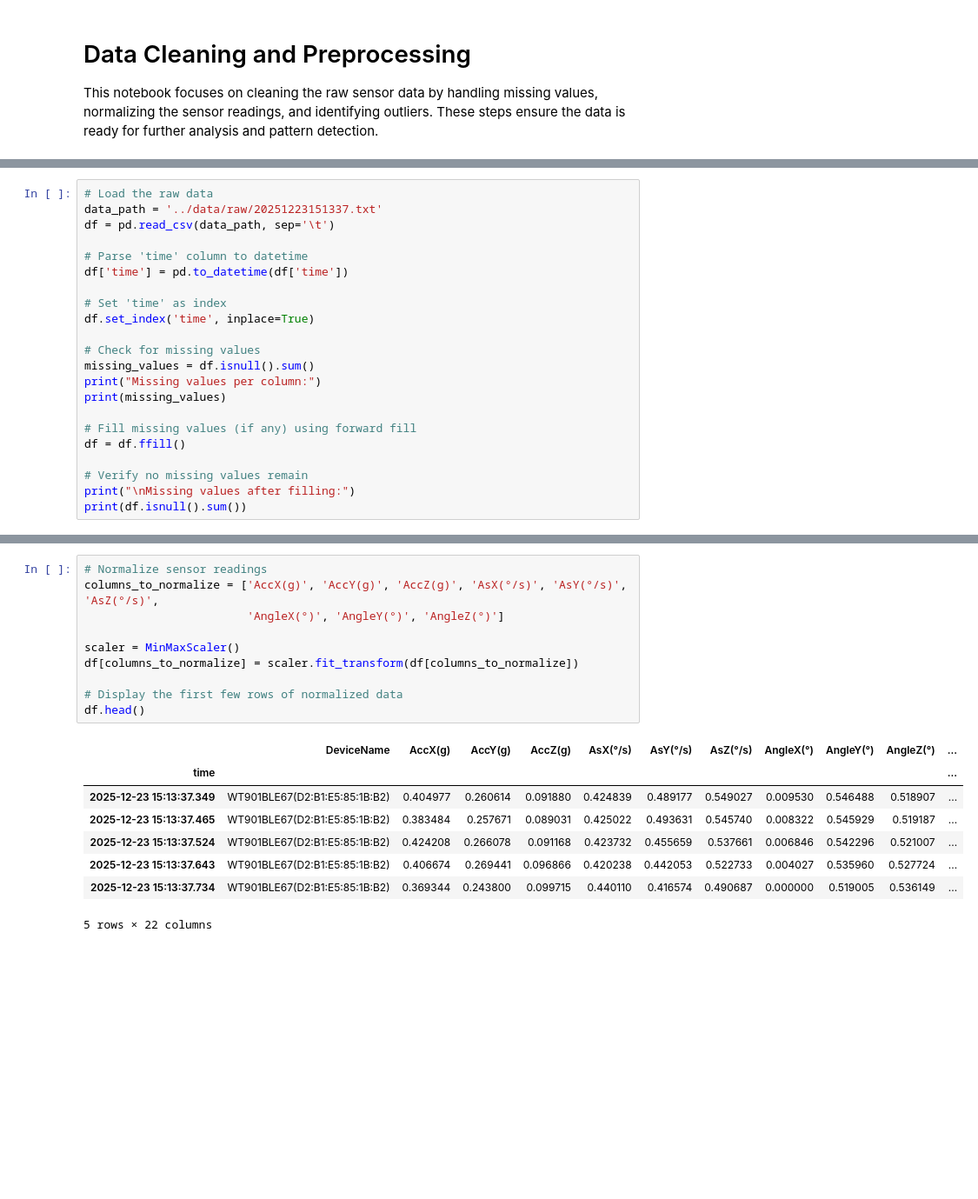
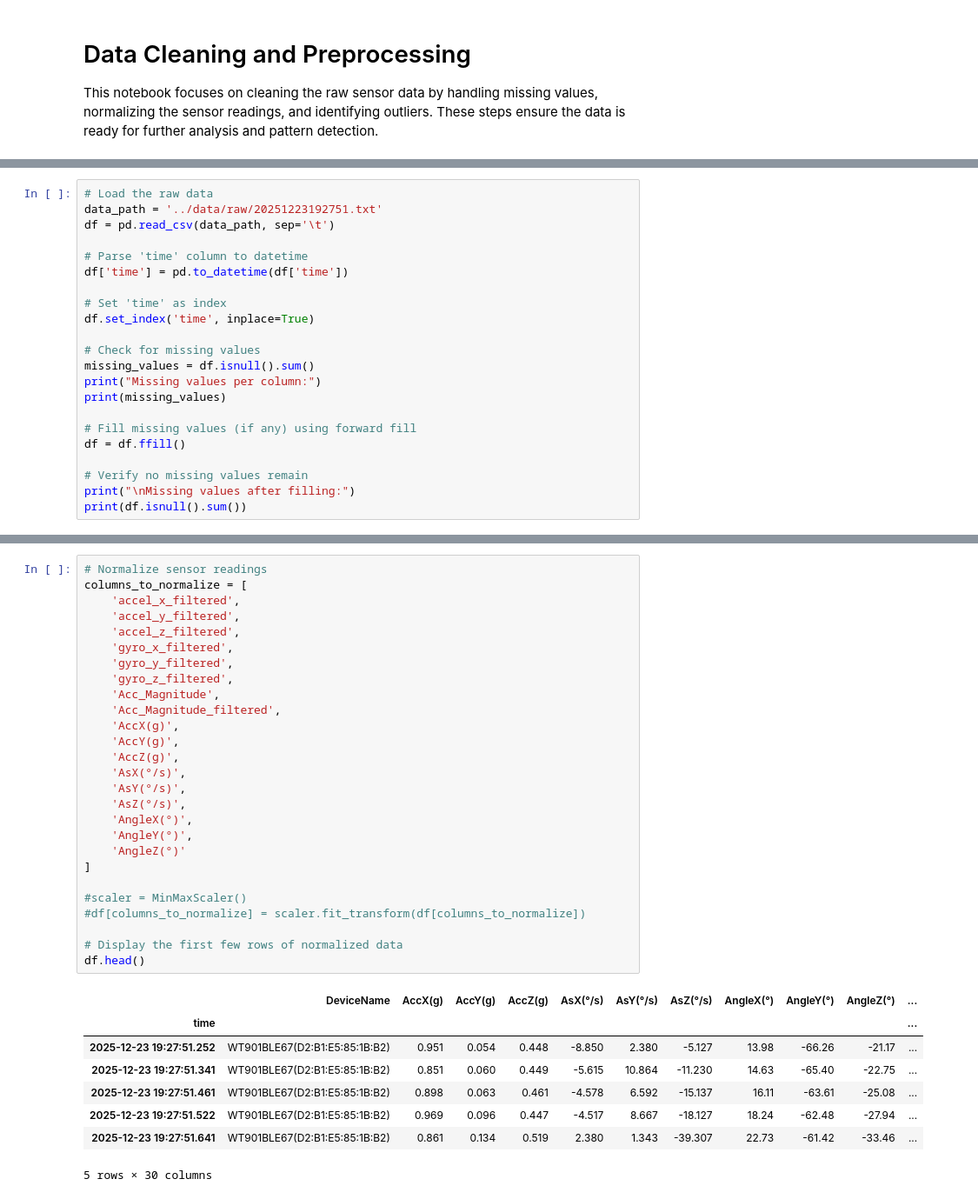
Before and after one commit to enriqueesanchz/workoutai2, a Jupyter notebook: notebooks/02_data_cleaning.ipynb, the cells around one changed output, grey strips where cells are left out. Shown at 87% size. Drawn from its saved outputs; the diff is of its cells as text; blank space fills up the shorter version.

```diff
--- a/notebooks/02_data_cleaning.ipynb
+++ b/notebooks/02_data_cleaning.ipynb
@@ -9,6 +10,6 @@ import matplotlib.pyplot as plt
 # %%
 # Load the raw data
-data_path = '../data/raw/20251223151337.txt'
+data_path = '../data/raw/20251223192751.txt'
 df = pd.read_csv(data_path, sep='\t')
 
 # Parse 'time' column to datetime
@@ -49,20 +76,37 @@ dtype: int64
 # %%
 # Normalize sensor readings
-columns_to_normalize = ['AccX(g)', 'AccY(g)', 'AccZ(g)', 'AsX(°/s)', 'AsY(°/s)', 'AsZ(°/s)',
-                        'AngleX(°)', 'AngleY(°)', 'AngleZ(°)']
+columns_to_normalize = [
+    'accel_x_filtered',
+    'accel_y_filtered',
+    'accel_z_filtered',
+    'gyro_x_filtered',
+    'gyro_y_filtered',
+    'gyro_z_filtered',
+    'Acc_Magnitude',
+    'Acc_Magnitude_filtered',
+    'AccX(g)',
+    'AccY(g)',
+    'AccZ(g)',
+    'AsX(°/s)',
+    'AsY(°/s)',
+    'AsZ(°/s)',
+    'AngleX(°)',
+    'AngleY(°)',
+    'AngleZ(°)'
+]
 
-scaler = MinMaxScaler()
-df[columns_to_normalize] = scaler.fit_transform(df[columns_to_normalize])
+#scaler = MinMaxScaler()
+#df[columns_to_normalize] = scaler.fit_transform(df[columns_to_normalize])
 
 # Display the first few rows of normalized data
 df.head()
 # %% [output]
 |  | DeviceName | AccX(g) | AccY(g) | AccZ(g) | AsX(°/s) | AsY(°/s) | AsZ(°/s) | AngleX(°) | AngleY(°) | AngleZ(°) | ... |
 | time |  |  |  |  |  |  |  |  |  |  | ... |
-| 2025-12-23 15:13:37.349 | WT901BLE67(D2:B1:E5:85:1B:B2) | 0.404977 | 0.260614 | 0.091880 | 0.424839 | 0.489177 | 0.549027 | 0.009530 | 0.546488 | 0.518907 | ... |
-| 2025-12-23 15:13:37.465 | WT901BLE67(D2:B1:E5:85:1B:B2) | 0.383484 | 0.257671 | 0.089031 | 0.425022 | 0.493631 | 0.545740 | 0.008322 | 0.545929 | 0.519187 | ... |
-| 2025-12-23 15:13:37.524 | WT901BLE67(D2:B1:E5:85:1B:B2) | 0.424208 | 0.266078 | 0.091168 | 0.423732 | 0.455659 | 0.537661 | 0.006846 | 0.542296 | 0.521007 | ... |
-| 2025-12-23 15:13:37.643 | WT901BLE67(D2:B1:E5:85:1B:B2) | 0.406674 | 0.269441 | 0.096866 | 0.420238 | 0.442053 | 0.522733 | 0.004027 | 0.535960 | 0.527724 | ... |
-| 2025-12-23 15:13:37.734 | WT901BLE67(D2:B1:E5:85:1B:B2) | 0.369344 | 0.243800 | 0.099715 | 0.440110 | 0.416574 | 0.490687 | 0.000000 | 0.519005 | 0.536149 | ... |
+| 2025-12-23 19:27:51.252 | WT901BLE67(D2:B1:E5:85:1B:B2) | 0.951 | 0.054 | 0.448 | -8.850 | 2.380 | -5.127 | 13.98 | -66.26 | -21.17 | ... |
+| 2025-12-23 19:27:51.341 | WT901BLE67(D2:B1:E5:85:1B:B2) | 0.851 | 0.060 | 0.449 | -5.615 | 10.864 | -11.230 | 14.63 | -65.40 | -22.75 | ... |
+| 2025-12-23 19:27:51.461 | WT901BLE67(D2:B1:E5:85:1B:B2) | 0.898 | 0.063 | 0.461 | -4.578 | 6.592 | -15.137 | 16.11 | -63.61 | -25.08 | ... |
+| 2025-12-23 19:27:51.522 | WT901BLE67(D2:B1:E5:85:1B:B2) | 0.969 | 0.096 | 0.447 | -4.517 | 8.667 | -18.127 | 18.24 | -62.48 | -27.94 | ... |
+| 2025-12-23 19:27:51.641 | WT901BLE67(D2:B1:E5:85:1B:B2) | 0.861 | 0.134 | 0.519 | 2.380 | 1.343 | -39.307 | 22.73 | -61.42 | -33.46 | ... |
-5 rows × 22 columns
+5 rows × 30 columns
 # %%
```
Also changed, not shown: parts of 3 cells of this notebook, 1 other file.
